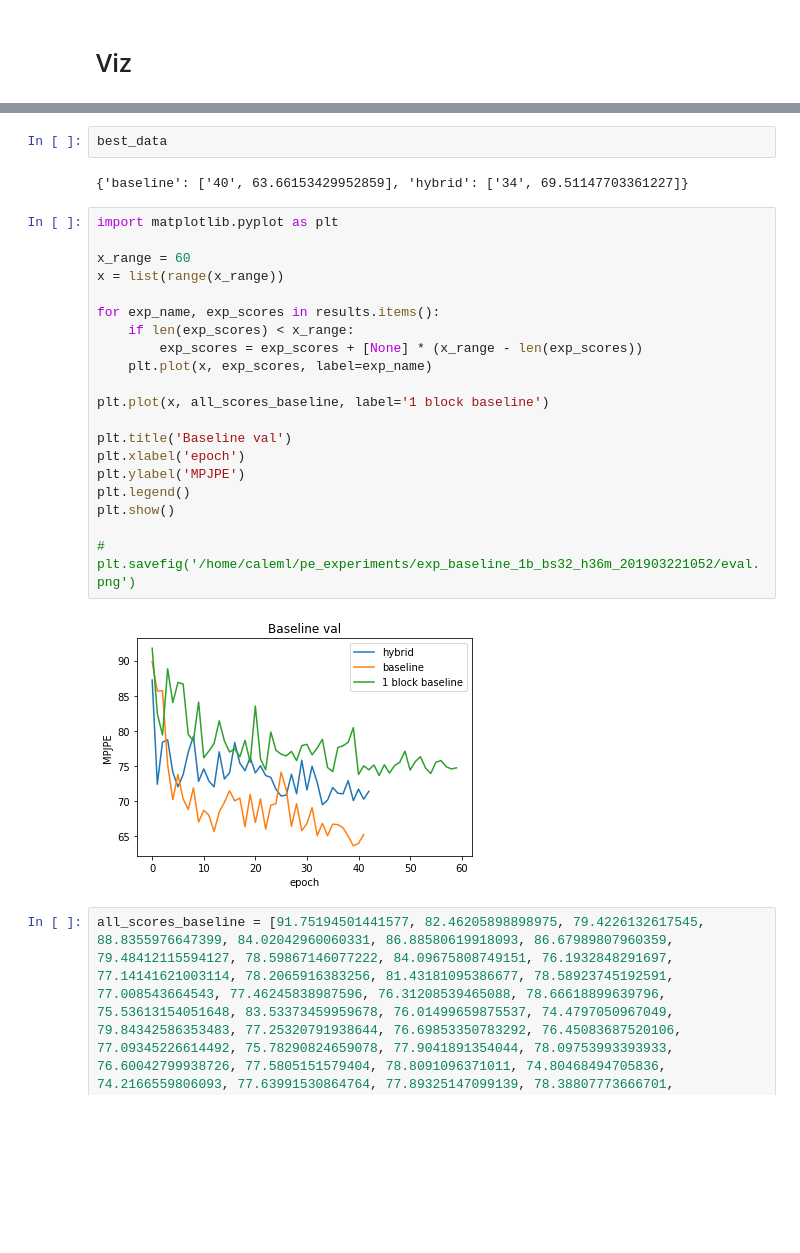
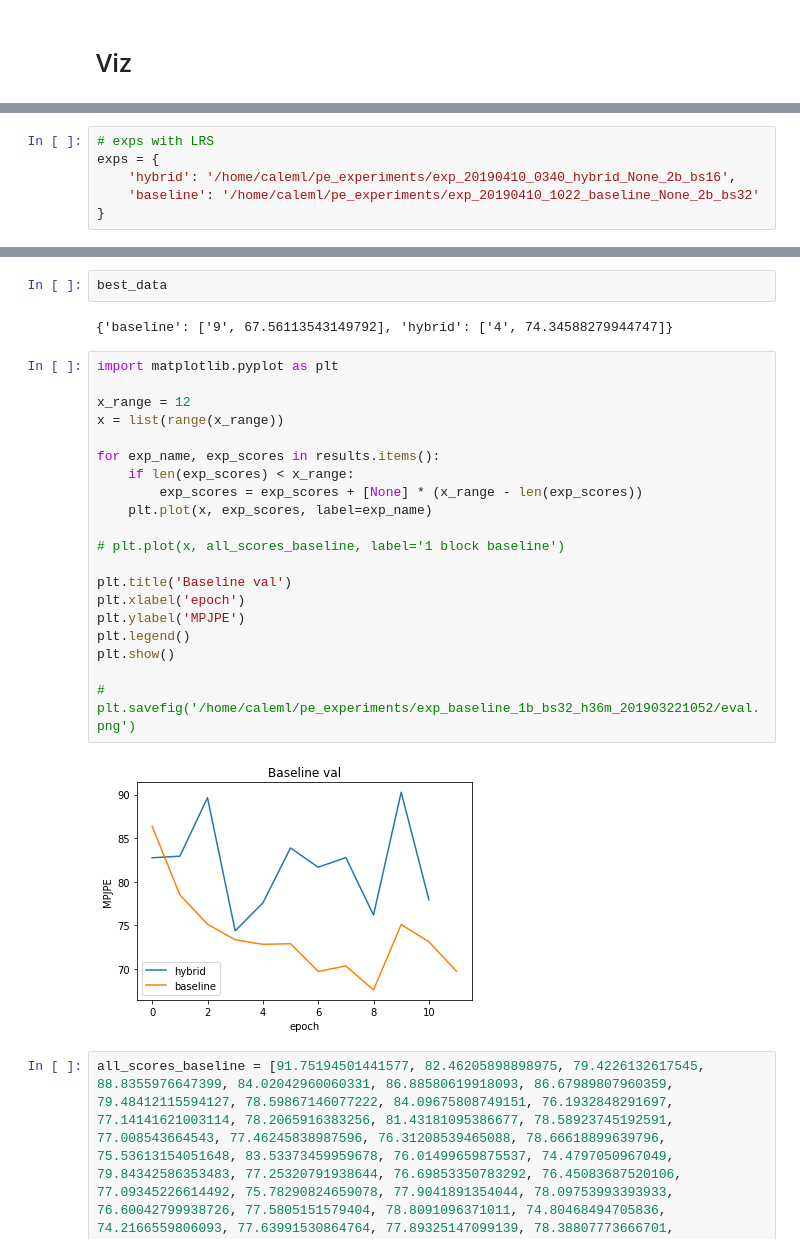
Before and after one commit to lcalem/main-pe, a Jupyter notebook: experiments/notebooks/eval.ipynb, the cells around one changed output, grey strips where cells are left out. Saved outputs shown, nothing was run; the diff lists cells and outputs as text; blank space fills up the shorter version.

```diff
--- a/experiments/notebooks/eval.ipynb
+++ b/experiments/notebooks/eval.ipynb
@@ -207,6 +205,12 @@ exps = {
     'hybrid': '/home/caleml/pe_experiments/exp_20190404_1450_hybrid_h36m__2b_bs16',
     'baseline': '/home/caleml/pe_experiments/exp_20190404_1450_baseline_h36m__2b_bs32'
 }
+# %%
+# exps with LRS
+exps = {
+    'hybrid': '/home/caleml/pe_experiments/exp_20190410_0340_hybrid_None_2b_bs16',
+    'baseline': '/home/caleml/pe_experiments/exp_20190410_1022_baseline_None_2b_bs32'
+}
 # %%
 results = dict()
 best_data = dict()
@@ -242,28 +246,28 @@ for exp_name, exp_path in exps.items():
 # %%
 best_data
 # %% [output]
-{'baseline': ['40', 63.66153429952859], 'hybrid': ['34', 69.51147703361227]}
+{'baseline': ['9', 67.56113543149792], 'hybrid': ['4', 74.34588279944747]}
 # %%
 import matplotlib.pyplot as plt
 
-x_range = 60
+x_range = 12
 x = list(range(x_range))
 
 for exp_name, exp_scores in results.items():
     if len(exp_scores) < x_range:
         exp_scores = exp_scores + [None] * (x_range - len(exp_scores))
     plt.plot(x, exp_scores, label=exp_name)
 
-plt.plot(x, all_scores_baseline, label='1 block baseline')
+# plt.plot(x, all_scores_baseline, label='1 block baseline')
 
 plt.title('Baseline val')
 plt.xlabel('epoch')
 plt.ylabel('MPJPE')
 plt.legend()
 plt.show()
 
 # plt.savefig('/home/caleml/pe_experiments/exp_baseline_1b_bs32_h36m_201903221052/eval.png')
 # %% [output]
-[figure, old version]
+[figure, new version]
 # %%
 all_scores_baseline = [91.75194501441577, 82.46205898898975, 79.4226132617545, 88.8355976647399, 84.02042960060331, 86.88580619918093, 86.67989807960359, 79.48412115594127, 78.59867146077222, 84.09675808749151, 76.1932848291697, 77.14141621003114, 78.2065916383256, 81.43181095386677, 78.58923745192591, 77.008543664543, 77.46245838987596, 76.31208539465088, 78.66618899639796, 75.53613154051648, 83.53373459959678, 76.01499659875537, 74.4797050967049, 79.84342586353483, 77.25320791938644, 76.69853350783292, 76.45083687520106, 77.09345226614492, 75.78290824659078, 77.9041891354044, 78.09753993393933, 76.60042799938726, 77.5805151579404, 78.8091096371011, 74.80468494705836, 74.2166559806093, 77.63991530864764, 77.89325147099139, 78.38807773666701, 80.47055450518361, 73.81642579401903 , 75.0416006683364 , 74.48196930787806 , 75.15854590724823 , 73.66802279838019 , 75.19603076463348 , 74.01143213366338 , 75.08591589680957 , 75.55668131643323 , 77.11394826271881 , 74.44167918712098 , 75.63973677387979 , 76.3378921014415 , 74.73289168541717 , 73.95828566807859 , 75.55537095370421 , 75.78301989366678 , 74.91063809506264 , 74.59803512567959 , 74.75948044066446]
```
Also changed, not shown: parts of 3 cells of this notebook, 7 other files.
